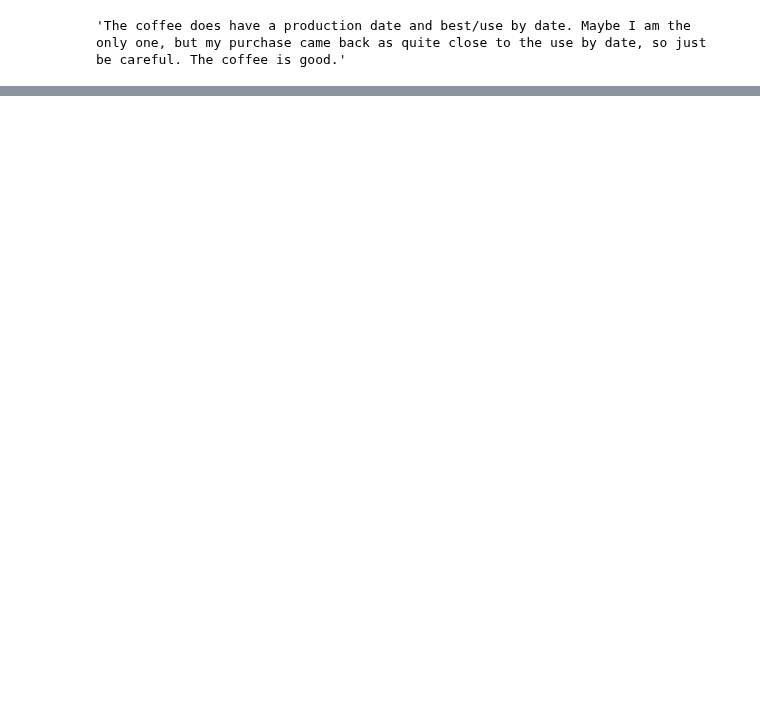
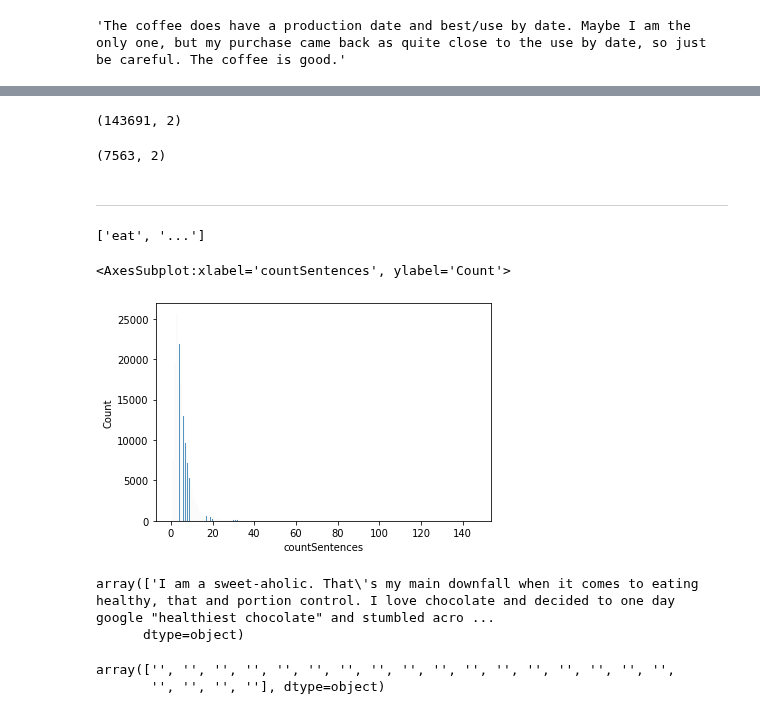
Before and after one commit to harizjet/SubjectSentimentModelling, a Jupyter notebook: basic_exploring/exploring1.ipynb, the cells around one changed output, grey strips where cells are left out. Drawn from its saved outputs; the diff is of its cells as text; code cells hidden in the pictures; blank space fills up the shorter version.

```diff
--- a/basic_exploring/exploring1.ipynb
+++ b/basic_exploring/exploring1.ipynb
@@ -26,0 +72,14 @@ df.iloc[99,:].reviewText
+# %%
+dfdataTrain.shape
+# %% [output]
+(143691, 2)
+# %%
+dfdataTest.shape
+# %% [output]
+(7563, 2)
+# %% [markdown]
+---
+# %%
+word_tokenize("eat...")
+# %% [output]
+['eat', '...']
@@ -26,0 +88,17 @@ df.iloc[99,:].reviewText
+# %%
+dfdataTrain['countSentences'] = dfdataTrain.reviewText.apply(lambda x: len(sent_tokenize(x)))
+# %%
+sns.histplot(dfdataTrain['countSentences'])
+# %% [output]
+<AxesSubplot:xlabel='countSentences', ylabel='Count'>
+[figure, added]
+# %%
+dfdataTrain[dfdataTrain.countSentences == dfdataTrain['countSentences'].max()].reviewText.values
+# %% [output]
+array(['I am a sweet-aholic. That\'s my main downfall when it comes to eating healthy, that and portion control. I love chocolate and decided to one day google "healthiest chocolate" and stumbled acro ...
+      dtype=object)
+# %%
+dfdataTrain[dfdataTrain.countSentences == dfdataTrain['countSentences'].min()].reviewText.values
+# %% [output]
+array(['', '', '', '', '', '', '', '', '', '', '', '', '', '', '', '', '',
+       '', '', '', ''], dtype=object)
```
Also changed, not shown: parts of 23 cells of this notebook.
